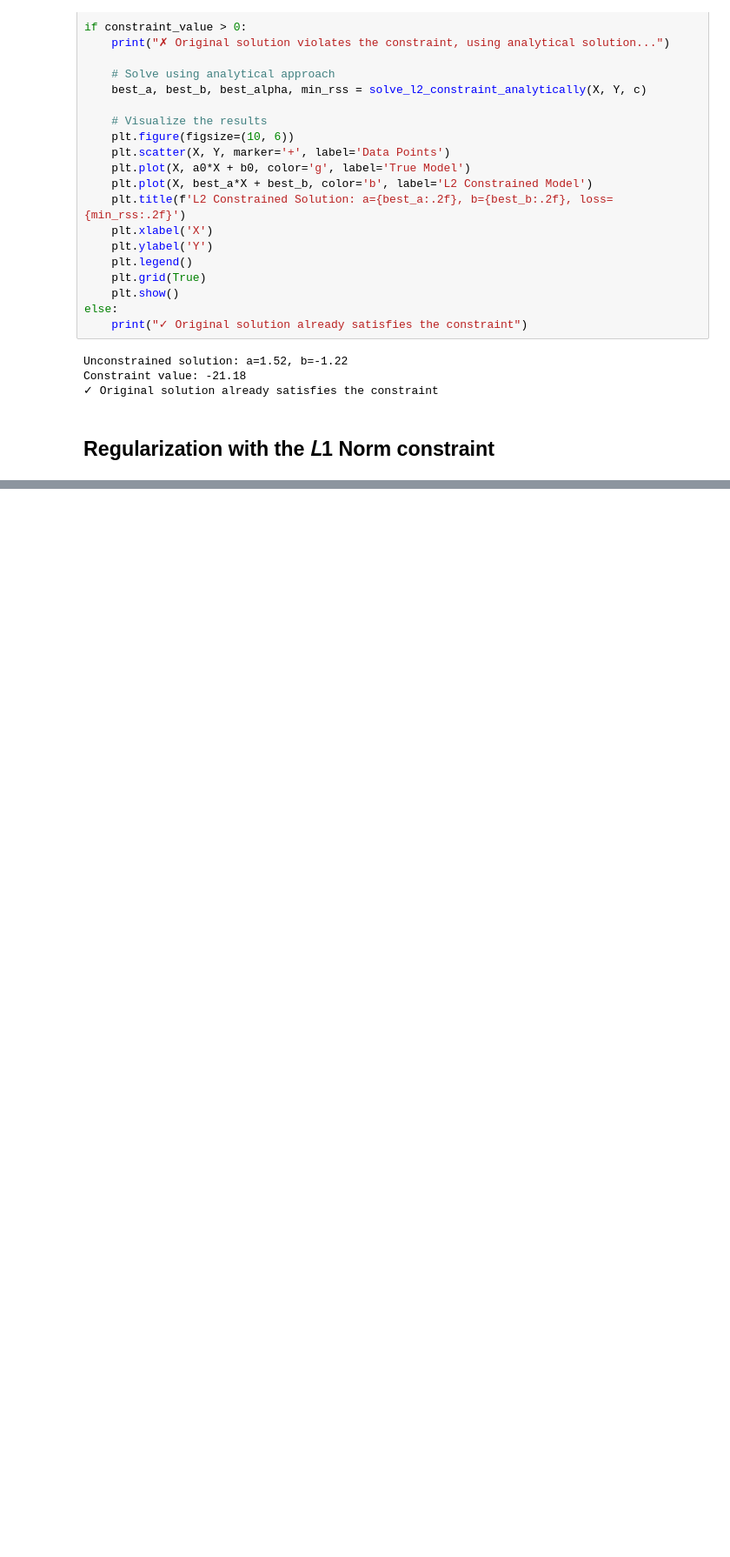
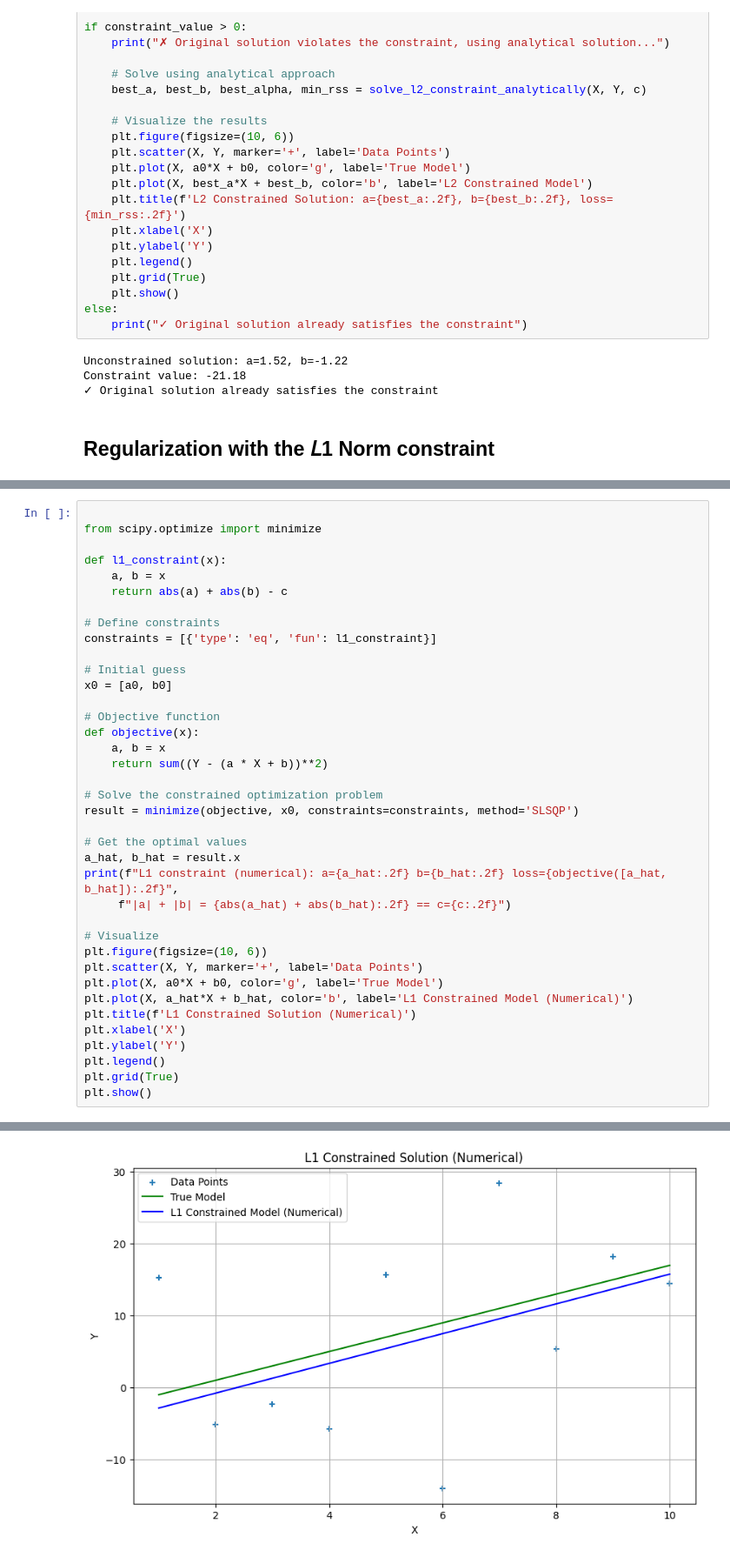
Before and after one commit to rexmolo/DeepLearning, a Jupyter notebook: A4.ipynb, the cells around one changed output, grey strips where cells are left out. Shown at 87% size. Cells and saved outputs as stored; diff of their text form; blank space fills up the shorter version.

```diff
--- a/A4.ipynb
+++ b/A4.ipynb
@@ -703,0 +799,39 @@ Constraint value: -21.18
+# %%
+
+from scipy.optimize import minimize
+
+def l1_constraint(x):
+    a, b = x
+    return abs(a) + abs(b) - c
+
+# Define constraints
+constraints = [{'type': 'eq', 'fun': l1_constraint}]
+
+# Initial guess
+x0 = [a0, b0]
+
+# Objective function
+def objective(x):
+    a, b = x
+    return sum((Y - (a * X + b))**2)
+
+# Solve the constrained optimization problem
+result = minimize(objective, x0, constraints=constraints, method='SLSQP')
+
+# Get the optimal values
+a_hat, b_hat = result.x
+print(f"L1 constraint (numerical): a={a_hat:.2f} b={b_hat:.2f} loss={objective([a_hat, b_hat]):.2f}",
+     f"|a| + |b| = {abs(a_hat) + abs(b_hat):.2f} == c={c:.2f}")
+
+# Visualize
+plt.figure(figsize=(10, 6))
+plt.scatter(X, Y, marker='+', label='Data Points')
+plt.plot(X, a0*X + b0, color='g', label='True Model')
+plt.plot(X, a_hat*X + b_hat, color='b', label='L1 Constrained Model (Numerical)')
+plt.title(f'L1 Constrained Solution (Numerical)')
+plt.xlabel('X')
+plt.ylabel('Y')
+plt.legend()
+plt.grid(True)
+plt.show()
+# %% [output]
@@ -703,0 +839 @@ Constraint value: -21.18
+[figure, added]
```
Also changed, not shown: parts of 9 cells of this notebook, 4 other files.
